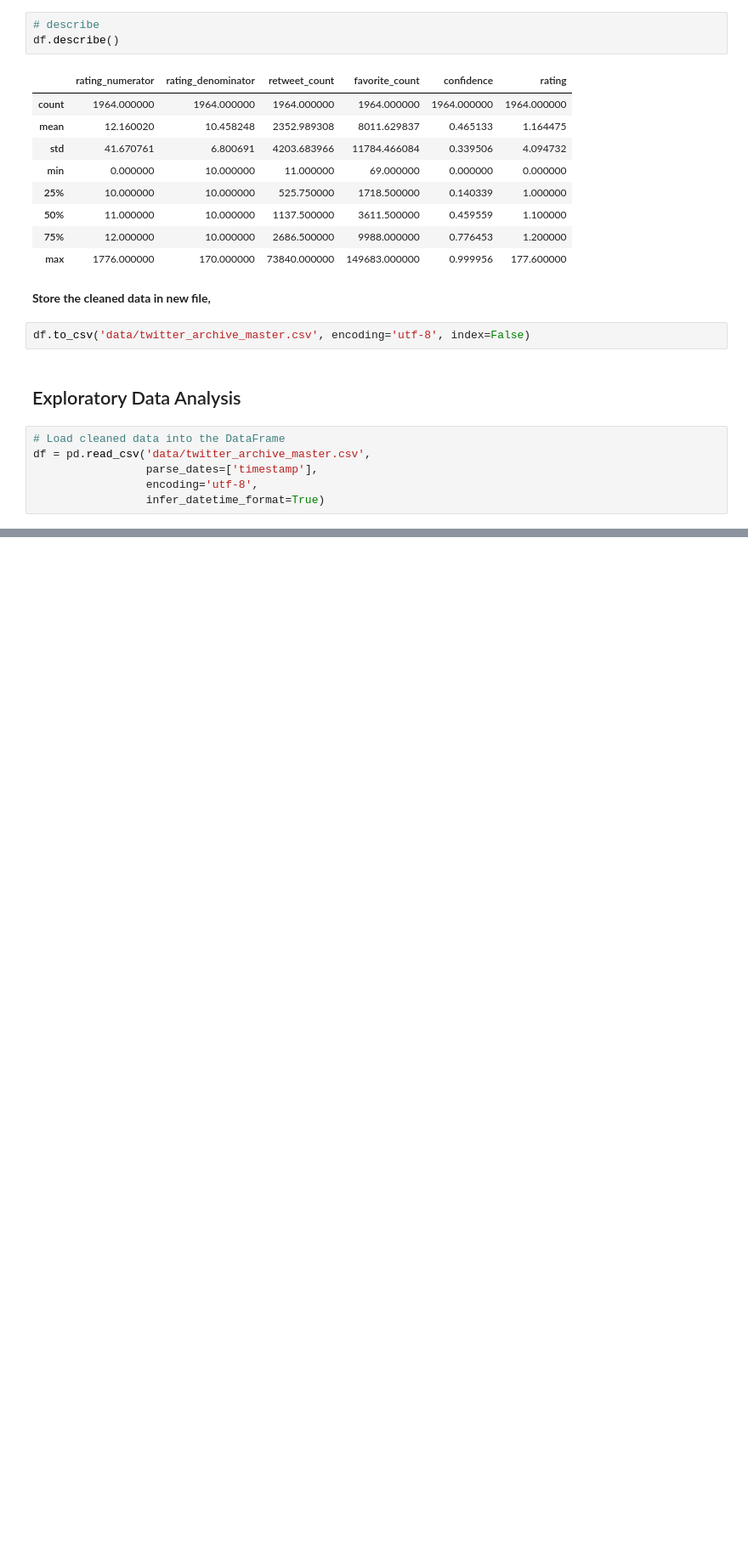
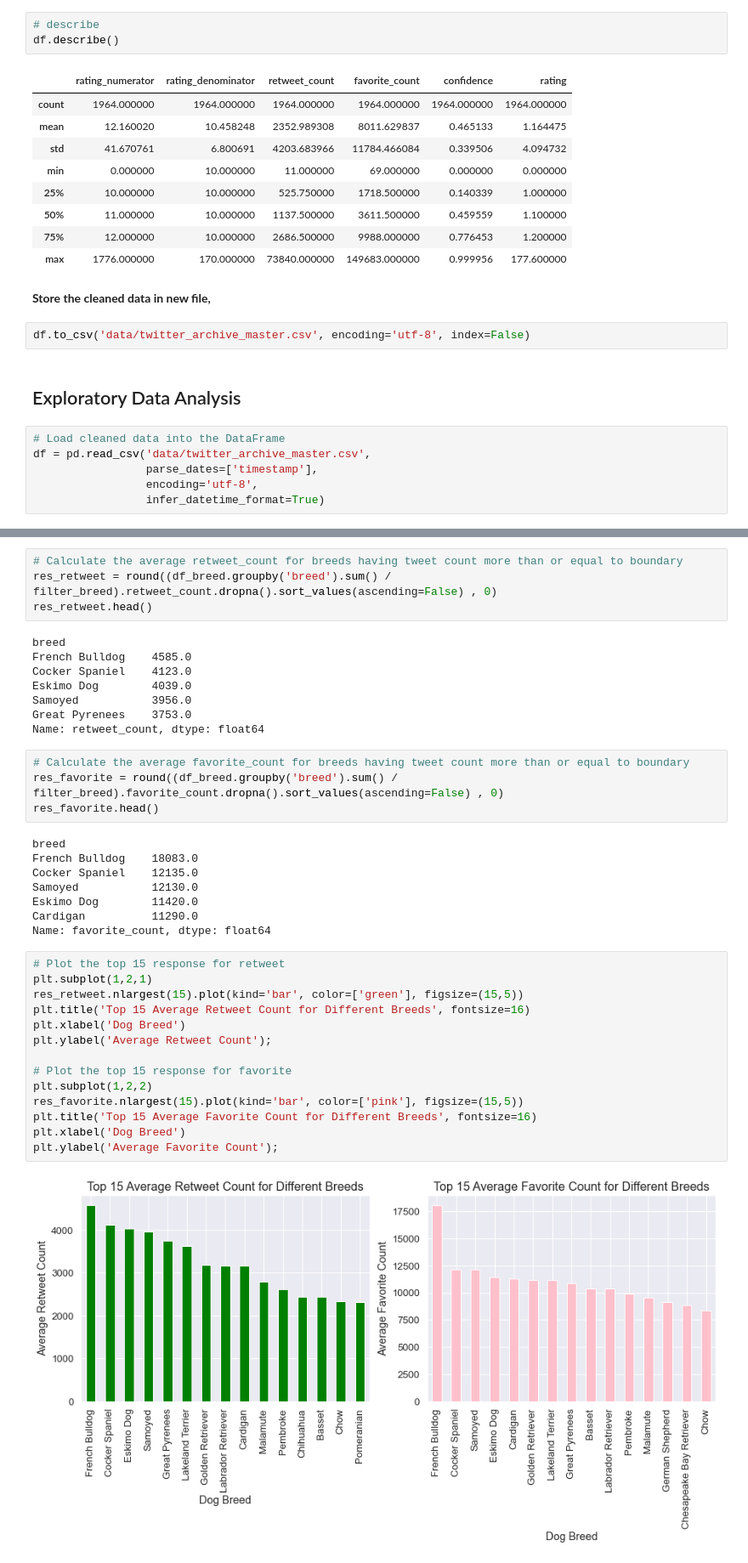
Before and after one commit to keer707/Wrangle-WeRateDogs-Twitter, a Jupyter notebook: wrangle_act.ipynb, the cells around one changed output, grey strips where cells are left out. Shown at 85% size. Saved outputs shown, nothing was run; the diff lists cells and outputs as text; blank space fills up the shorter version.

```diff
--- a/wrangle_act.ipynb
+++ b/wrangle_act.ipynb
@@ -1342,0 +1526,40 @@ memory usage: 245.6+ KB
+# %%
+# Calculate the average retweet_count for breeds having tweet count more than or equal to boundary
+res_retweet = round((df_breed.groupby('breed').sum() / filter_breed).retweet_count.dropna().sort_values(ascending=False) , 0)
+res_retweet.head()
+# %% [output]
+breed
+French Bulldog    4585.0
+Cocker Spaniel    4123.0
+Eskimo Dog        4039.0
+Samoyed           3956.0
+Great Pyrenees    3753.0
+Name: retweet_count, dtype: float64
+# %%
+# Calculate the average favorite_count for breeds having tweet count more than or equal to boundary
+res_favorite = round((df_breed.groupby('breed').sum() / filter_breed).favorite_count.dropna().sort_values(ascending=False) , 0)
+res_favorite.head()
+# %% [output]
+breed
+French Bulldog    18083.0
+Cocker Spaniel    12135.0
+Samoyed           12130.0
+Eskimo Dog        11420.0
+Cardigan          11290.0
+Name: favorite_count, dtype: float64
+# %%
+# Plot the top 15 response for retweet
+plt.subplot(1,2,1)
+res_retweet.nlargest(15).plot(kind='bar', color=['green'], figsize=(15,5))
+plt.title('Top 15 Average Retweet Count for Different Breeds', fontsize=16)
+plt.xlabel('Dog Breed')
+plt.ylabel('Average Retweet Count');
+
+# Plot the top 15 response for favorite
+plt.subplot(1,2,2)
+res_favorite.nlargest(15).plot(kind='bar', color=['pink'], figsize=(15,5))
+plt.title('Top 15 Average Favorite Count for Different Breeds', fontsize=16)
+plt.xlabel('Dog Breed')
+plt.ylabel('Average Favorite Count');
+# %% [output]
+[figure, added]
```
Also changed, not shown: parts of 79 cells of this notebook, 2 other files.
